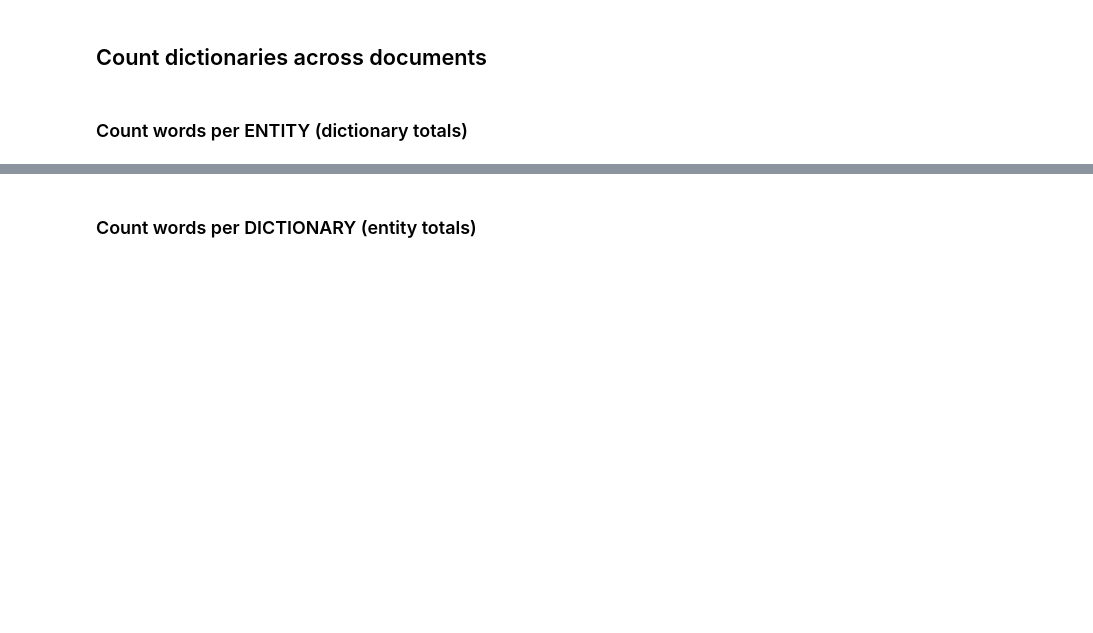
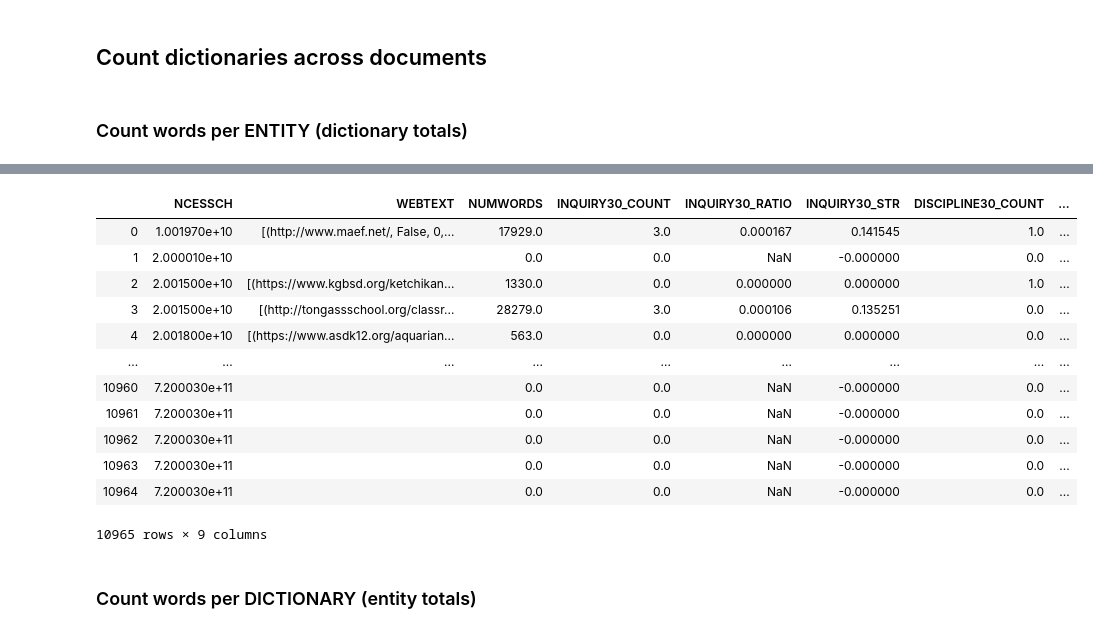
Before and after one commit to comp-strat/data_management, a Jupyter notebook: count_parse/count_dict.ipynb, the cells around one changed output, grey strips where cells are left out. Saved outputs shown, nothing was run; the diff lists cells and outputs as text; code cells hidden in the pictures; blank space fills up the shorter version.

```diff
--- a/count_parse/count_dict.ipynb
+++ b/count_parse/count_dict.ipynb
@@ -429,4 +434,4 @@ names = dict_names + local_names # full list of dictionaries (might be either or
 # %%
 # run in parallel using default settings (no stemming)
 with mp.Pool(processes = mp.cpu_count() - 1) as pool:
-    results = pool.map(create_cols, [df_charter1[300*i:i*300+300] for i in range(round(len(df_charter1)/300)+1)])
+    results = pool.map(create_cols, tqdm([df_charter1[300*i:i*300+300] for i in range(round(len(df_charter1)/300)+1)]))
@@ -451,6 +438,20 @@ Time Elapsed:0.272470, Percent Complete:0.000000
 # %%
-df_new = pd.concat(results[0]) # Combine into DF
+df_new = pd.concat(results) # Combine into DF
 df_new
+# %% [output]
+|  | NCESSCH | WEBTEXT | NUMWORDS | INQUIRY30_COUNT | INQUIRY30_RATIO | INQUIRY30_STR | DISCIPLINE30_COUNT | ... |
+| 0 | 1.001970e+10 | [(http://www.maef.net/, False, 0,... | 17929.0 | 3.0 | 0.000167 | 0.141545 | 1.0 | ... |
+| 1 | 2.000010e+10 |  | 0.0 | 0.0 | NaN | -0.000000 | 0.0 | ... |
+| 2 | 2.001500e+10 | [(https://www.kgbsd.org/ketchikan... | 1330.0 | 0.0 | 0.000000 | 0.000000 | 1.0 | ... |
+| 3 | 2.001500e+10 | [(http://tongassschool.org/classr... | 28279.0 | 3.0 | 0.000106 | 0.135251 | 0.0 | ... |
+| 4 | 2.001800e+10 | [(https://www.asdk12.org/aquarian... | 563.0 | 0.0 | 0.000000 | 0.000000 | 0.0 | ... |
+| ... | ... | ... | ... | ... | ... | ... | ... | ... |
+| 10960 | 7.200030e+11 |  | 0.0 | 0.0 | NaN | -0.000000 | 0.0 | ... |
+| 10961 | 7.200030e+11 |  | 0.0 | 0.0 | NaN | -0.000000 | 0.0 | ... |
+| 10962 | 7.200030e+11 |  | 0.0 | 0.0 | NaN | -0.000000 | 0.0 | ... |
+| 10963 | 7.200030e+11 |  | 0.0 | 0.0 | NaN | -0.000000 | 0.0 | ... |
+| 10964 | 7.200030e+11 |  | 0.0 | 0.0 | NaN | -0.000000 | 0.0 | ... |
+10965 rows × 9 columns
 # %% [markdown]
 ### Count words per DICTIONARY (entity totals)
 # %%
```
Also changed, not shown: parts of 5 cells of this notebook, 1 other file.
